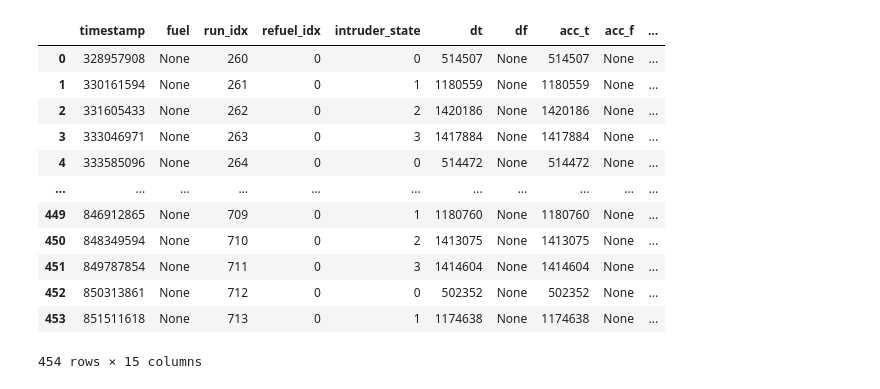
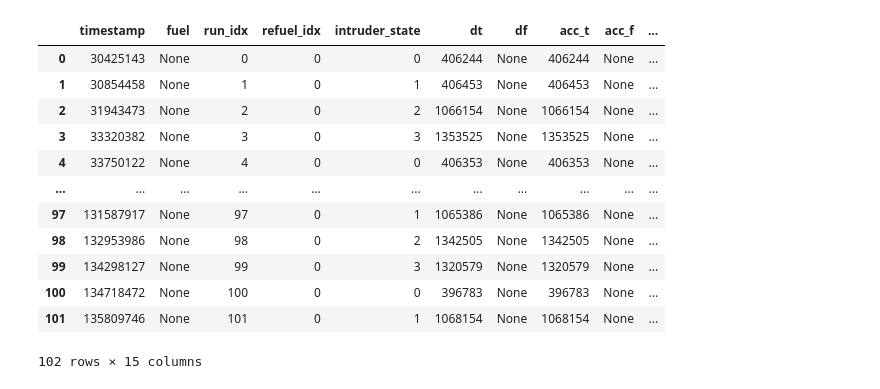
Before and after one commit to DLR-FT/dynamic-multicore-interference-mitigation, a Jupyter notebook: graphs.ipynb, the cells around one changed output. Saved outputs shown, nothing was run; the diff lists cells and outputs as text; code cells hidden in the pictures.

```diff
--- a/graphs.ipynb
+++ b/graphs.ipynb
@@ -6,28 +6,28 @@ import plotly.express as plt
 from plotly.subplots import make_subplots
 import plotly.graph_objects as go
 # %%
-with open("foo.txt") as f:
+with open("data-native256.txt") as f:
     data = pd.json_normalize([json.loads(line) for line in f])
 
 # data = data.set_index(["i", "j", "k", "l"])
 # data["wctpf"] = data["wctpf"] / 1000;
 # data["wctpf_label"] = data["wctpf"].map({0: "Fully Mitigated", 17: "Mitigated", 1000000: "Unmitigated"})
 # data["tpf"] = data["dt"] / data["df"]
 # data["avg_tpf"] = data["acc_t"] / data["acc_f"]
 # data["frozen"] = data["irq"].apply(lambda x: True if "Freeze" in x else False)
 data
 # %% [output]
 |  | timestamp | fuel | run_idx | refuel_idx | intruder_state | dt | df | acc_t | acc_f | ... |
-| 0 | 328957908 | None | 260 | 0 | 0 | 514507 | None | 514507 | None | ... |
-| 1 | 330161594 | None | 261 | 0 | 1 | 1180559 | None | 1180559 | None | ... |
-| 2 | 331605433 | None | 262 | 0 | 2 | 1420186 | None | 1420186 | None | ... |
-| 3 | 333046971 | None | 263 | 0 | 3 | 1417884 | None | 1417884 | None | ... |
-| 4 | 333585096 | None | 264 | 0 | 0 | 514472 | None | 514472 | None | ... |
+| 0 | 30425143 | None | 0 | 0 | 0 | 406244 | None | 406244 | None | ... |
+| 1 | 30854458 | None | 1 | 0 | 1 | 406453 | None | 406453 | None | ... |
+| 2 | 31943473 | None | 2 | 0 | 2 | 1066154 | None | 1066154 | None | ... |
+| 3 | 33320382 | None | 3 | 0 | 3 | 1353525 | None | 1353525 | None | ... |
+| 4 | 33750122 | None | 4 | 0 | 0 | 406353 | None | 406353 | None | ... |
 | ... | ... | ... | ... | ... | ... | ... | ... | ... | ... | ... |
-| 449 | 846912865 | None | 709 | 0 | 1 | 1180760 | None | 1180760 | None | ... |
-| 450 | 848349594 | None | 710 | 0 | 2 | 1413075 | None | 1413075 | None | ... |
-| 451 | 849787854 | None | 711 | 0 | 3 | 1414604 | None | 1414604 | None | ... |
-| 452 | 850313861 | None | 712 | 0 | 0 | 502352 | None | 502352 | None | ... |
-| 453 | 851511618 | None | 713 | 0 | 1 | 1174638 | None | 1174638 | None | ... |
+| 97 | 131587917 | None | 97 | 0 | 1 | 1065386 | None | 1065386 | None | ... |
+| 98 | 132953986 | None | 98 | 0 | 2 | 1342505 | None | 1342505 | None | ... |
+| 99 | 134298127 | None | 99 | 0 | 3 | 1320579 | None | 1320579 | None | ... |
+| 100 | 134718472 | None | 100 | 0 | 0 | 396783 | None | 396783 | None | ... |
+| 101 | 135809746 | None | 101 | 0 | 1 | 1068154 | None | 1068154 | None | ... |
-454 rows × 15 columns
+102 rows × 15 columns
 # %%
```
Also changed, not shown: parts of 2 cells of this notebook, 5 other files.
